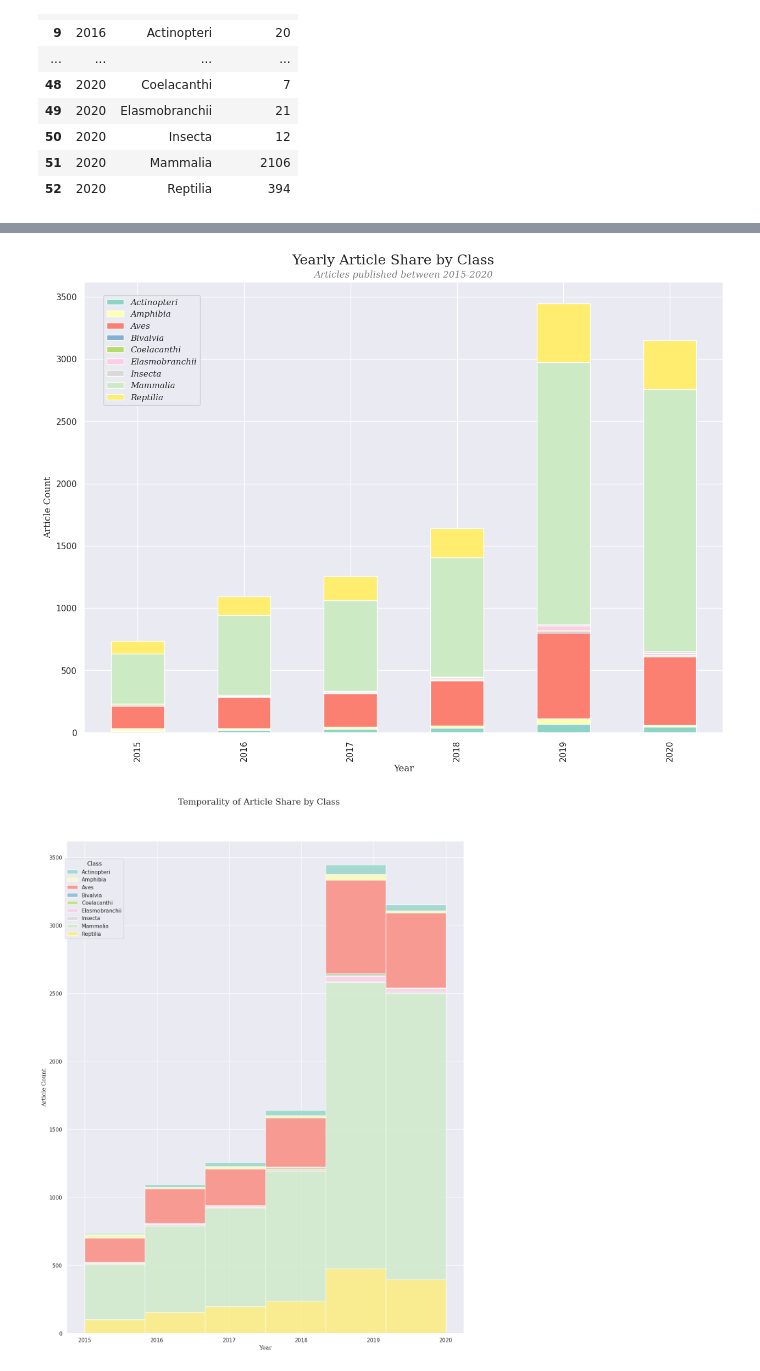
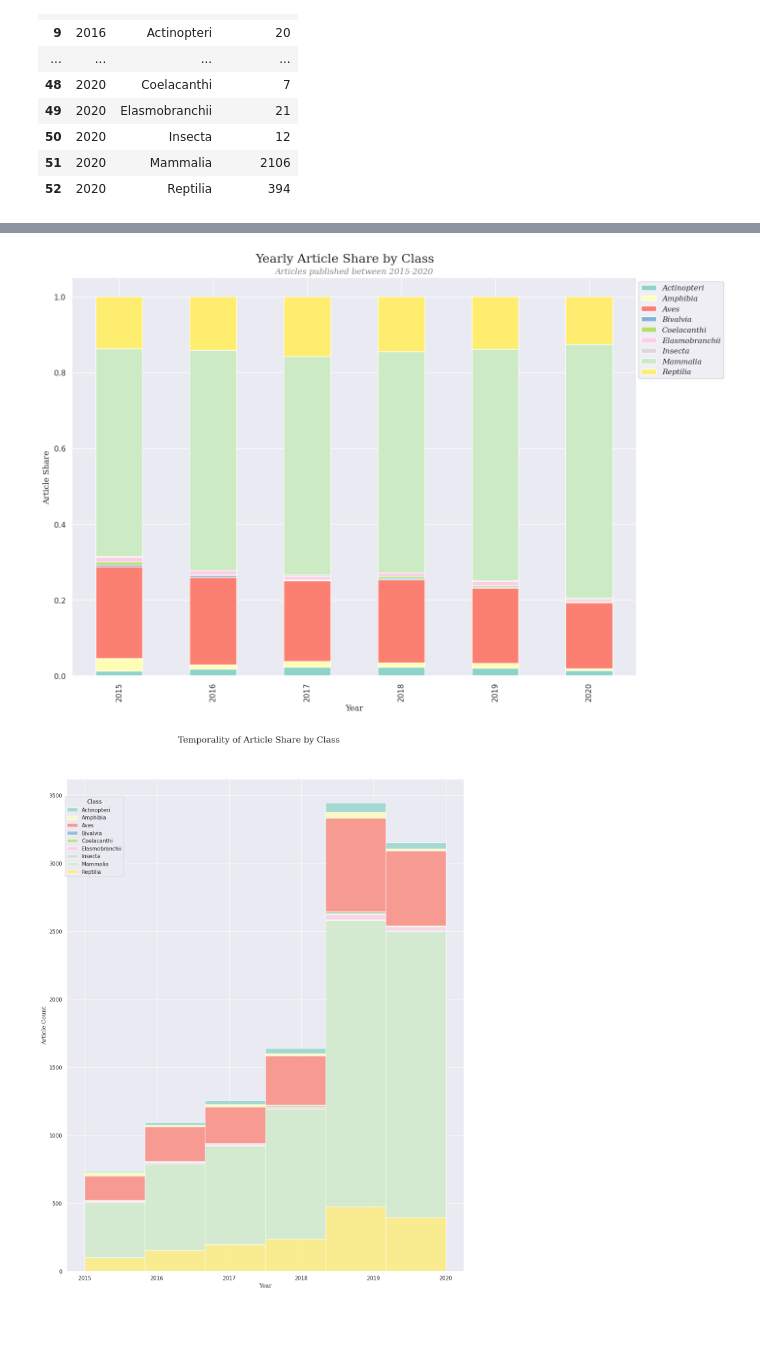
Before and after one commit to redalisa/thesis, a Jupyter notebook: General_Visualizations.ipynb, the cells around one changed output, grey strips where cells are left out. Cells and saved outputs as stored; diff of their text form; code cells hidden in the pictures; blank space fills up the shorter version.

Commit message:
figures

```diff
--- a/General_Visualizations.ipynb
+++ b/General_Visualizations.ipynb
@@ -14,6 +15,8 @@ df = pd.read_csv("alltext-no-engagement-sentimet.csv", sep = ";")
 df['date'] = pd.to_datetime(df['date'])
 # Sort by oldest to newest
 df = df.sort_values(by="date")
+
+df["COUNTER"] = 1
 # %%
 df['scientific_name'].nunique()
 # %% [output]
@@ -119,29 +114,45 @@ pivot
+# %%
+pivot = pivot.div(pivot.sum(axis=1), axis=0)
 # %%
+import seaborn as sns
+import matplotlib.font_manager as font_manager
+import matplotlib.ticker as ticker
+# Import packages
+import cmasher as cmr
+
+
+# Take 5 colors from rainforest in [0.15, 0.85] range in HEX
+colors = cmr.take_cmap_colors('Set3',
+                              9,
+                              cmap_range=(0.02, .98),
+                              return_fmt='hex')
+
+sns.set_style("darkgrid")
 # create stacked bar plot of Class share per year of articles
 sns.set(rc={'figure.figsize':(15,10)})
 
-pivot = pd.pivot_table(data=onlyyears, index=['Year'], columns=['Class'], values='COUNTER')
+# Plot
 
 ax = pivot.plot.bar(stacked=True, color=colors)
 
 ax.set_xlabel('Year', fontsize=12, family = "Serif")
-ax.set_ylabel('Article Count', fontsize=12, family = "Serif")
+ax.set_ylabel('Article Share', fontsize=12, family = "Serif")
 
 # Add suptitle
 plt.suptitle("Yearly Article Share by Class\n", fontsize=18, family = 'Serif', horizontalalignment = 'center')
 plt.subplots_adjust(top=0.93)
 # Add title
 ax.set_title('Articles published between 2015-2020', fontsize = 12, color="grey", style='italic', family = 'Serif', horizontalalignment = 'center')
 
 
 font = font_manager.FontProperties(family='Serif',
                                    weight='regular',
                                    style='italic', size=11)
 
-ax.legend(bbox_to_anchor=(.03, 0.97), loc='upper left', borderaxespad=0, prop=font)
+ax.legend(bbox_to_anchor=(1.155, 0.99), loc='upper right', borderaxespad=0, prop=font)
 plt.savefig('figures/articles_temporal_classshares.png', bbox_inches = 'tight')
 # %% [output]
-[figure, old version]
+[figure, new version]
 # %%
 import seaborn as sns
 import matplotlib.font_manager as font_manager
```
Also changed, not shown: parts of 3 cells of this notebook, 32 other files.
